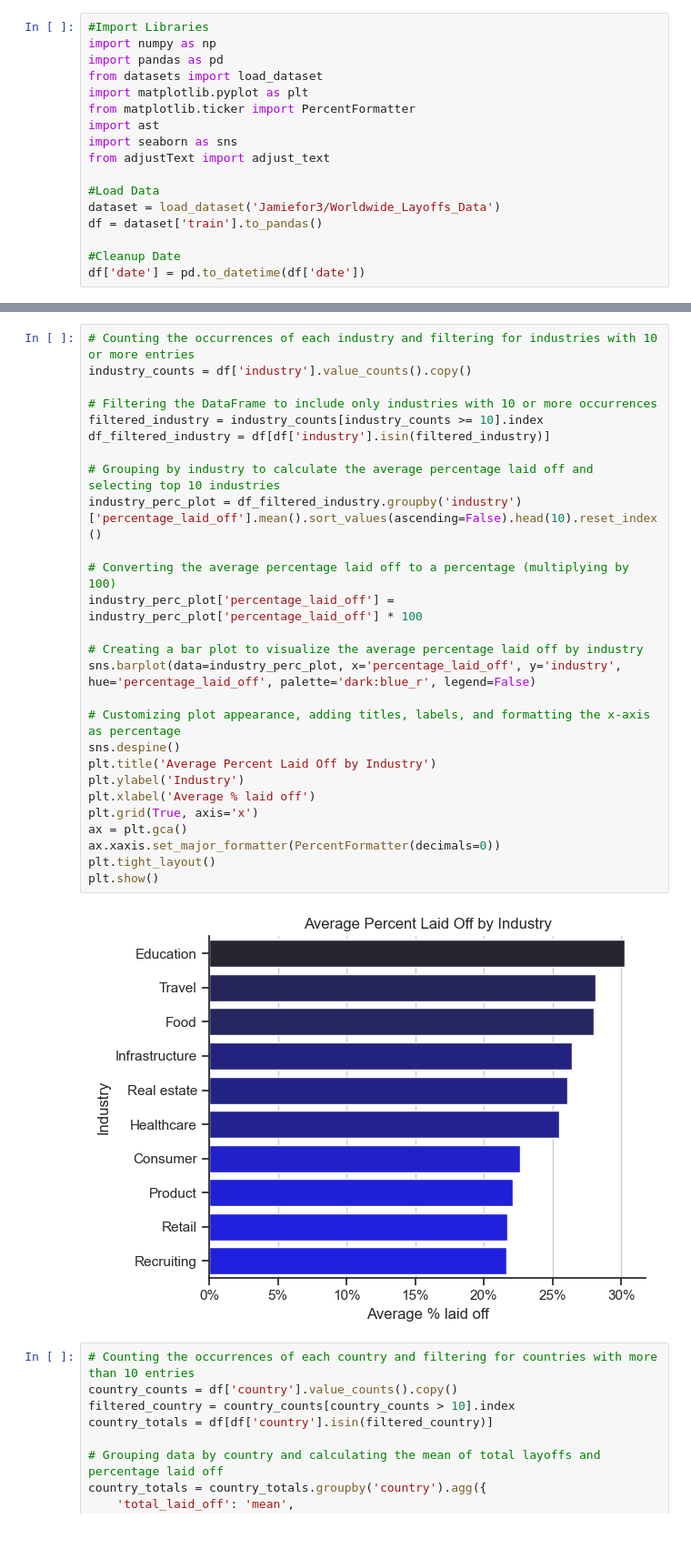
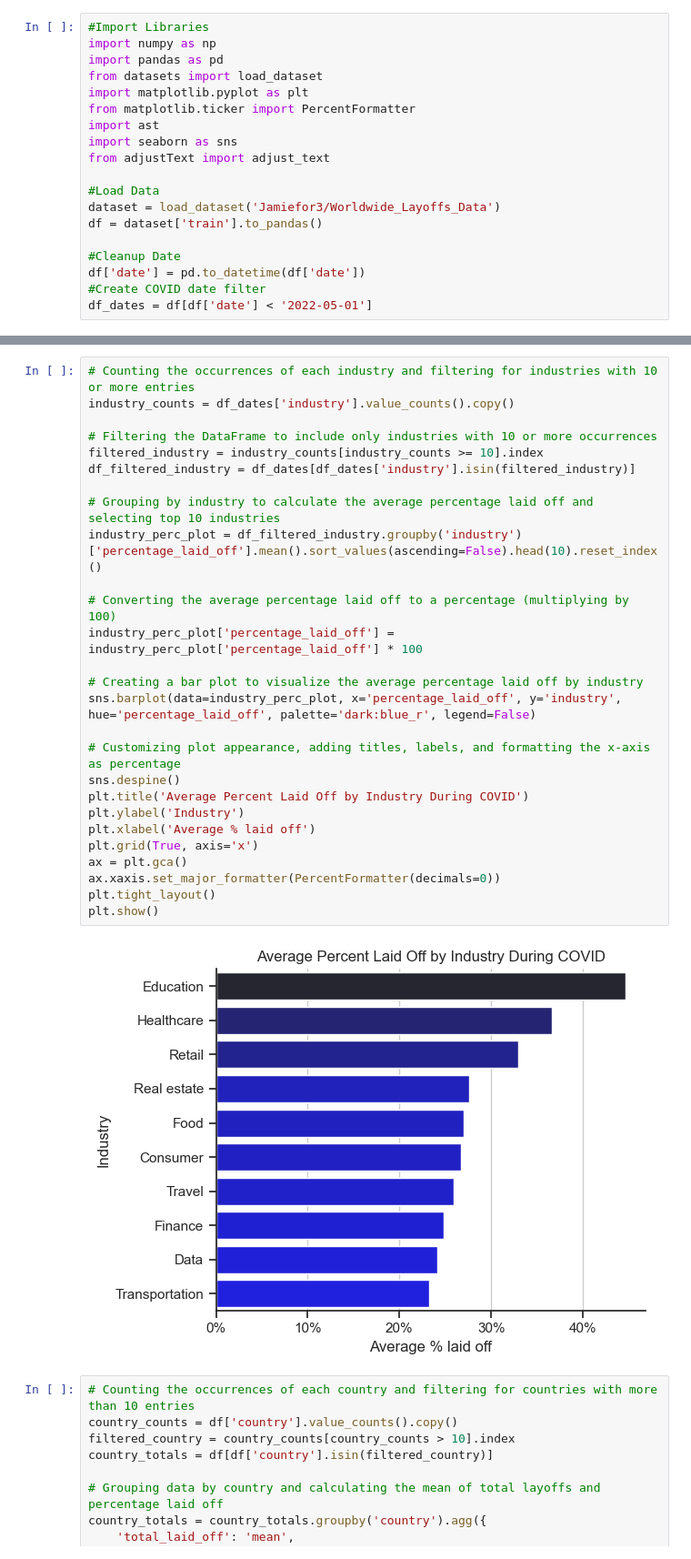
Before and after one commit to jamiefor3/Worldwide_Layoffs_Project, a Jupyter notebook: Layoff_Analysis/Layoff_Analysis.ipynb, the cells around one changed output, grey strips where cells are left out. Shown at 91% size. Drawn from its saved outputs; the diff is of its cells as text.

```diff
--- a/Layoff_Analysis/Layoff_Analysis.ipynb
+++ b/Layoff_Analysis/Layoff_Analysis.ipynb
@@ -15,5 +15,7 @@ df = dataset['train'].to_pandas()
 
 #Cleanup Date
 df['date'] = pd.to_datetime(df['date'])
+#Create COVID date filter
+df_dates = df[df['date'] < '2022-05-01']
 # %%
 # Grouping data by industry to calculate total layoffs and sorting the results
@@ -132,33 +134,33 @@ spike_dates_df.sort_values(by='total_laid_off', ascending=False).head(15)
 | 234 | Doordash | SF Bay Area | Food | 1250 | 0.06 | 2022-11-30 | Post-IPO | United States | ... |
 # %%
 # Counting the occurrences of each industry and filtering for industries with 10 or more entries
-industry_counts = df['industry'].value_counts().copy()
+industry_counts = df_dates['industry'].value_counts().copy()
 
 # Filtering the DataFrame to include only industries with 10 or more occurrences
 filtered_industry = industry_counts[industry_counts >= 10].index
-df_filtered_industry = df[df['industry'].isin(filtered_industry)]
+df_filtered_industry = df_dates[df_dates['industry'].isin(filtered_industry)]
 
 # Grouping by industry to calculate the average percentage laid off and selecting top 10 industries
 industry_perc_plot = df_filtered_industry.groupby('industry')['percentage_laid_off'].mean().sort_values(ascending=False).head(10).reset_index()
 
 # Converting the average percentage laid off to a percentage (multiplying by 100)
 industry_perc_plot['percentage_laid_off'] = industry_perc_plot['percentage_laid_off'] * 100
 
 # Creating a bar plot to visualize the average percentage laid off by industry
 sns.barplot(data=industry_perc_plot, x='percentage_laid_off', y='industry', hue='percentage_laid_off', palette='dark:blue_r', legend=False)
 
 # Customizing plot appearance, adding titles, labels, and formatting the x-axis as percentage
 sns.despine()
-plt.title('Average Percent Laid Off by Industry')
+plt.title('Average Percent Laid Off by Industry During COVID')
 plt.ylabel('Industry')
 plt.xlabel('Average % laid off')
 plt.grid(True, axis='x')
 ax = plt.gca()
 ax.xaxis.set_major_formatter(PercentFormatter(decimals=0))
 plt.tight_layout()
 plt.show()
 # %% [output]
-[figure, old version]
+[figure, new version]
 # %%
 # Counting the occurrences of each country and filtering for countries with more than 10 entries
 country_counts = df['country'].value_counts().copy()
```
Also changed, not shown: parts of 2 cells of this notebook, 7 other files.
